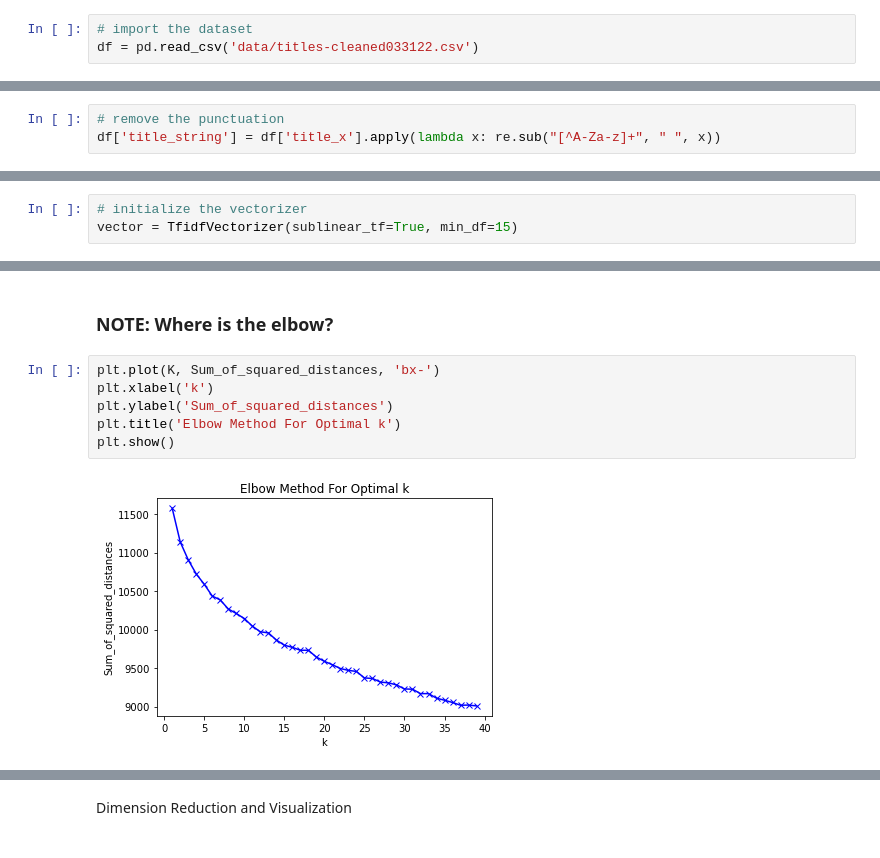
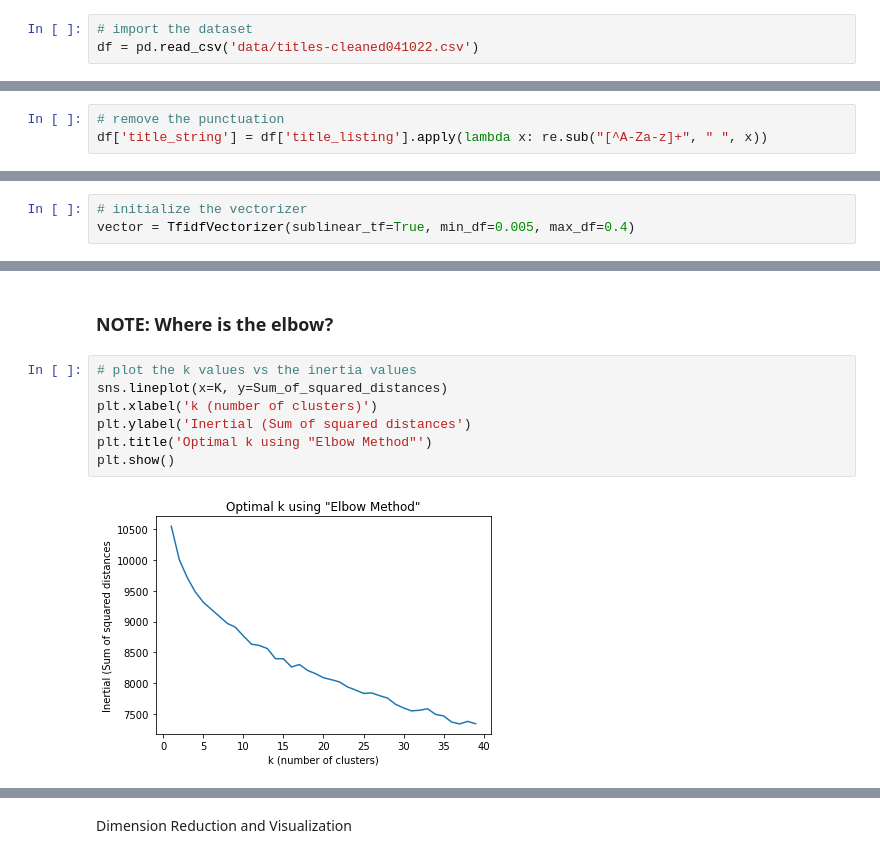
Before and after one commit to torisatori/etsy-pottery, a Jupyter notebook: TF-IDF Vectorization w K-Means Clustering on Titles.ipynb, the cells around one changed output, grey strips where cells are left out. Drawn from its saved outputs; the diff is of its cells as text.

```diff
--- a/TF-IDF Vectorization w K-Means Clustering on Titles.ipynb
+++ b/TF-IDF Vectorization w K-Means Clustering on Titles.ipynb
@@ -21,7 +17,7 @@ from sklearn.cluster import KMeans
 from sklearn.decomposition import PCA
 # %%
 # import the dataset
-df = pd.read_csv('data/titles-cleaned033122.csv')
+df = pd.read_csv('data/titles-cleaned041022.csv')
 # %%
 df
 # %% [output]
@@ -41,6 +37,6 @@ df
 # %%
 # remove the punctuation
-df['title_string'] = df['title_x'].apply(lambda x: re.sub("[^A-Za-z]+", " ", x))
+df['title_string'] = df['title_listing'].apply(lambda x: re.sub("[^A-Za-z]+", " ", x))
 # %%
 # change the dataframe column to a series to use with the model
 title = df['title_string']
@@ -48,7 +44,7 @@ title = df['title_string']
 TD-IDF Vectorization
 # %%
 # initialize the vectorizer
-vector = TfidfVectorizer(sublinear_tf=True, min_df=15)
+vector = TfidfVectorizer(sublinear_tf=True, min_df=0.005, max_df=0.4)
 # %%
 # Apply vectorizer and save array of vectors in V
 V = vector.fit_transform(title)
@@ -77,10 +73,11 @@ for k in K:
 # %% [markdown]
 ### NOTE: Where is the elbow?
 # %%
-plt.plot(K, Sum_of_squared_distances, 'bx-')
-plt.xlabel('k')
-plt.ylabel('Sum_of_squared_distances')
-plt.title('Elbow Method For Optimal k')
+# plot the k values vs the inertia values
+sns.lineplot(x=K, y=Sum_of_squared_distances)
+plt.xlabel('k (number of clusters)')
+plt.ylabel('Inertial (Sum of squared distances')
+plt.title('Optimal k using "Elbow Method"')
 plt.show()
 # %% [output]
-[figure, old version]
+[figure, new version]
```
Also changed, not shown: parts of 17 cells of this notebook, 2 other files.
